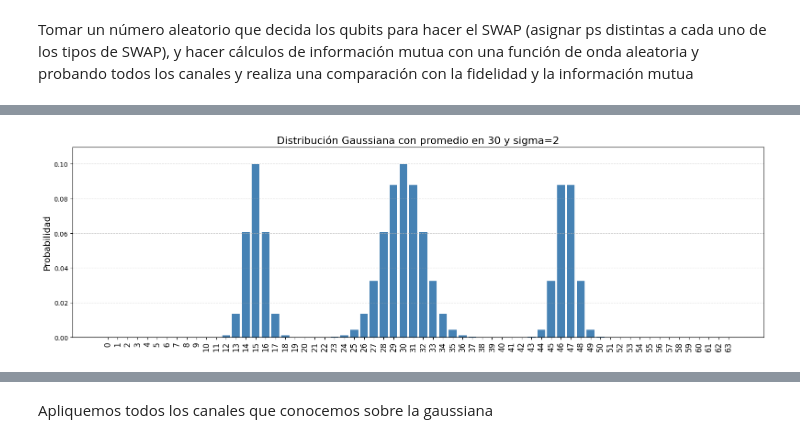
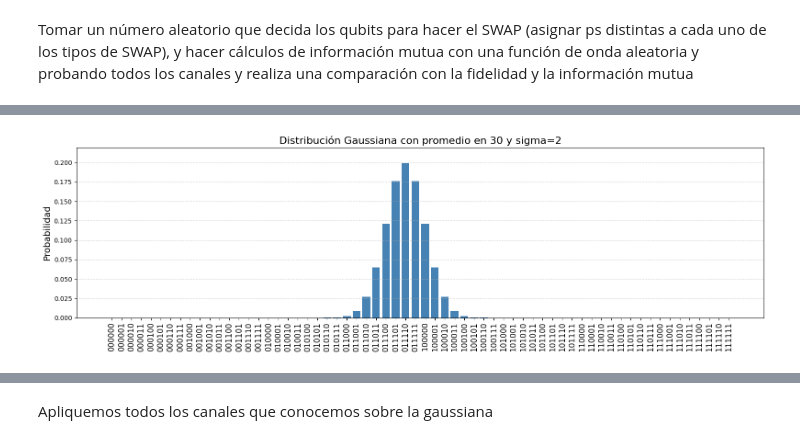
Before and after one commit to BenSanHer/Fuzzy-Measurments-aplicadas-sobre-Order-Finding, a Jupyter notebook: Distancia entre distribuciones de probabilidad.ipynb, the cells around one changed output, grey strips where cells are left out. Saved outputs shown, nothing was run; the diff lists cells and outputs as text; code cells hidden in the pictures.

```diff
--- a/Distancia entre distribuciones de probabilidad.ipynb
+++ b/Distancia entre distribuciones de probabilidad.ipynb
@@ -1018,12 +1095,12 @@ graficar_probabilidades(
 # %%
-p=0.5
+p=1
 
-errprobs = (1 - p) * v + p * (U_swap_circular_k(n,5) @ v)
+errprobs = (1 - p) * v + p * (U_swap_circular_k(n,6) @ v)
 
 graficar_probabilidades(
     errprobs,
     titulo=f"Distribución Gaussiana con promedio en 30 y sigma=2",
-    tipo_etiqueta="num"
+    tipo_etiqueta="bin"
 )
 # %% [output]
-[figure, old version]
+[figure, new version]
```
Also changed, not shown: parts of 22 cells of this notebook, 2 other files.
